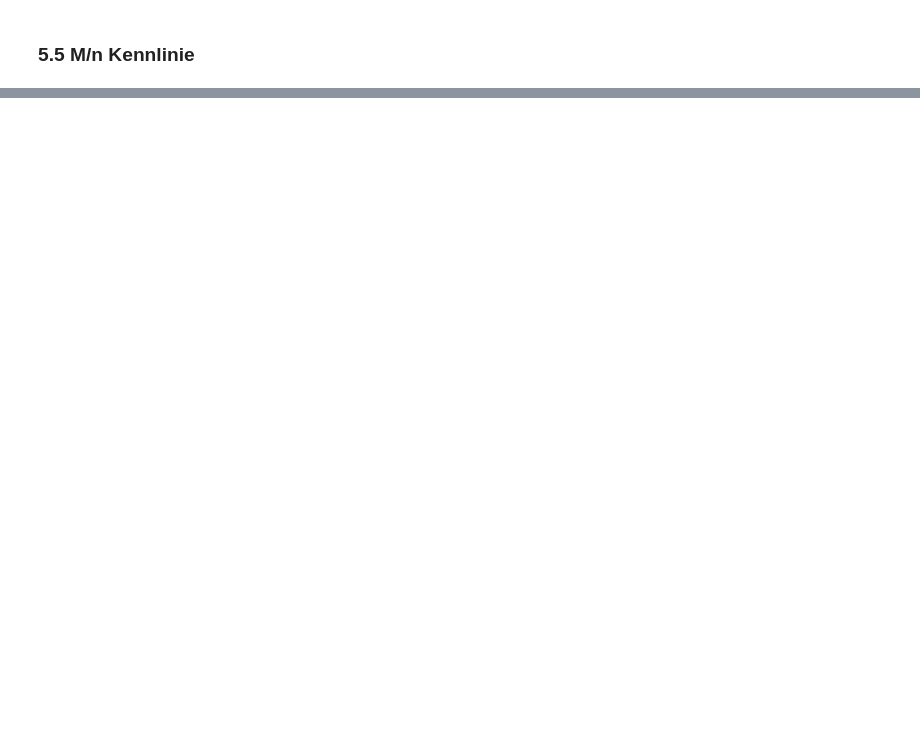
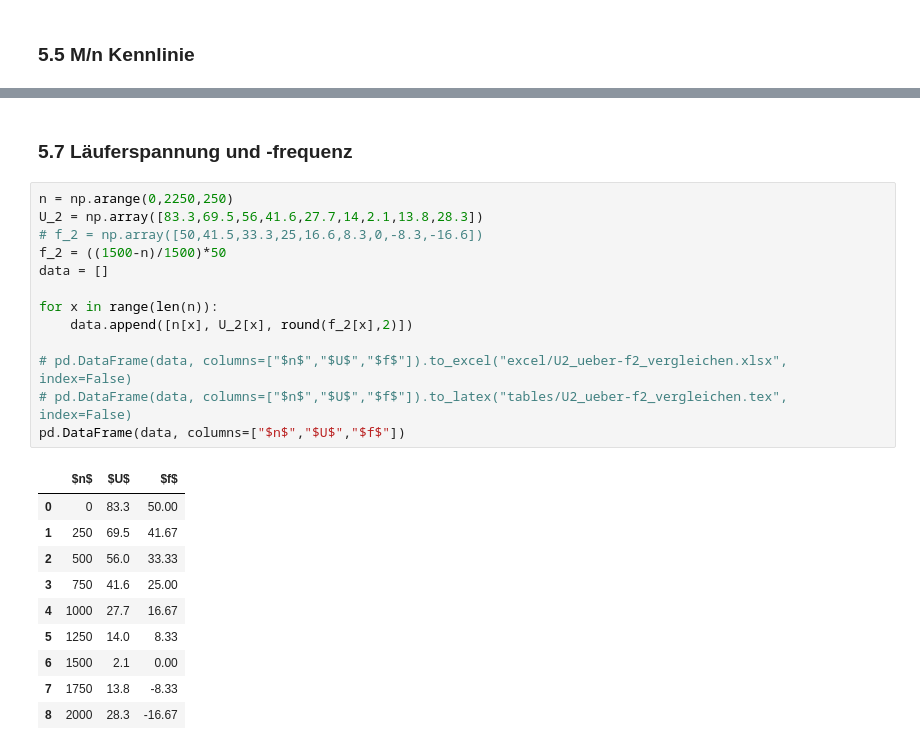
Before and after one commit to ayham291/PEM, a Jupyter notebook: ASM/ASM_Calculations.ipynb, the cells around one changed output, grey strips where cells are left out. Cells and saved outputs as stored; diff of their text form; blank space fills up the shorter version.

```diff
--- a/ASM/ASM_Calculations.ipynb
+++ b/ASM/ASM_Calculations.ipynb
@@ -372,0 +468,26 @@ ax.get_xaxis().get_ticklabels()[0].set_visible(False)
+# %% [markdown]
+### 5.7  Läuferspannung und -frequenz
+# %%
+n = np.arange(0,2250,250)
+U_2 = np.array([83.3,69.5,56,41.6,27.7,14,2.1,13.8,28.3])
+# f_2 = np.array([50,41.5,33.3,25,16.6,8.3,0,-8.3,-16.6])
+f_2 = ((1500-n)/1500)*50
+data = []
+
+for x in range(len(n)):
+    data.append([n[x], U_2[x], round(f_2[x],2)])
+
+# pd.DataFrame(data, columns=["$n$","$U$","$f$"]).to_excel("excel/U2_ueber-f2_vergleichen.xlsx", index=False)
+# pd.DataFrame(data, columns=["$n$","$U$","$f$"]).to_latex("tables/U2_ueber-f2_vergleichen.tex", index=False)
+pd.DataFrame(data, columns=["$n$","$U$","$f$"])
+# %% [output]
+|  | $n$ | $U$ | $f$ |
+| 0 | 0 | 83.3 | 50.00 |
+| 1 | 250 | 69.5 | 41.67 |
+| 2 | 500 | 56.0 | 33.33 |
+| 3 | 750 | 41.6 | 25.00 |
+| 4 | 1000 | 27.7 | 16.67 |
+| 5 | 1250 | 14.0 | 8.33 |
+| 6 | 1500 | 2.1 | 0.00 |
+| 7 | 1750 | 13.8 | -8.33 |
+| 8 | 2000 | 28.3 | -16.67 |
```
Also changed, not shown: parts of 17 cells of this notebook.
